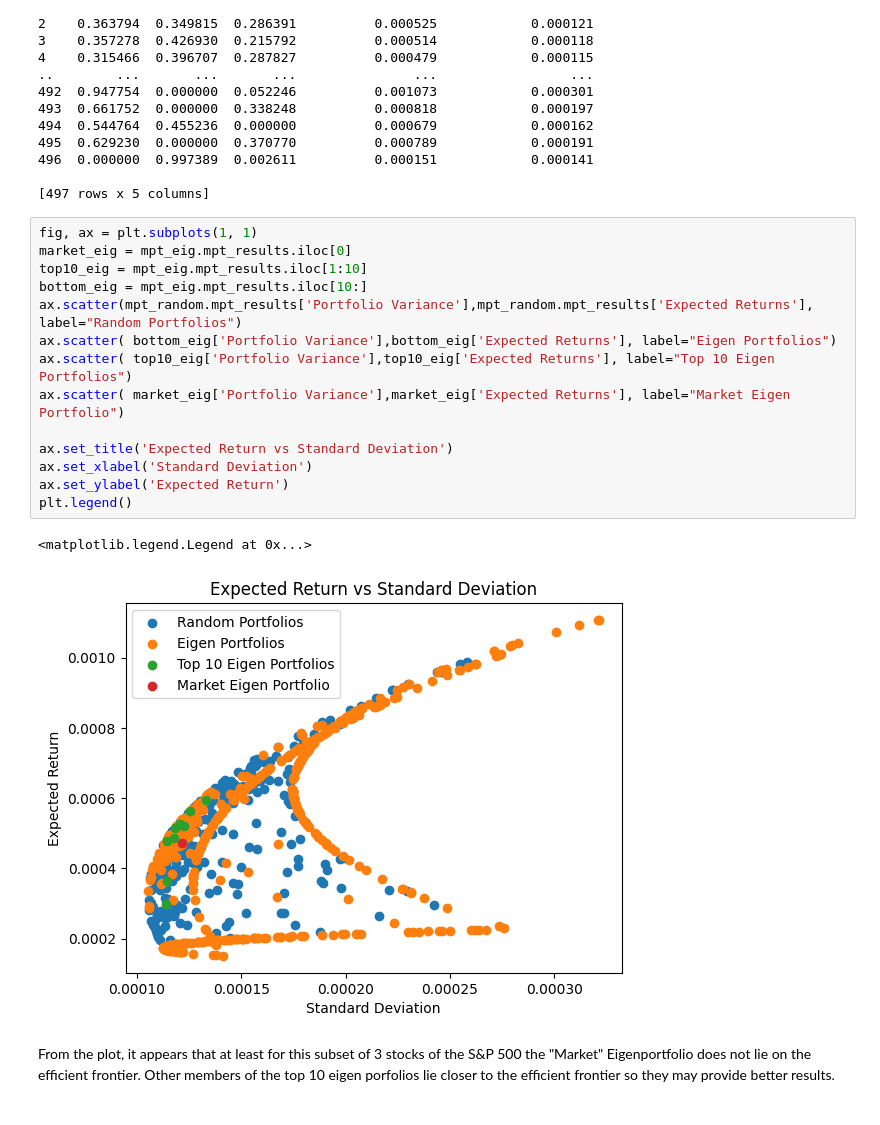
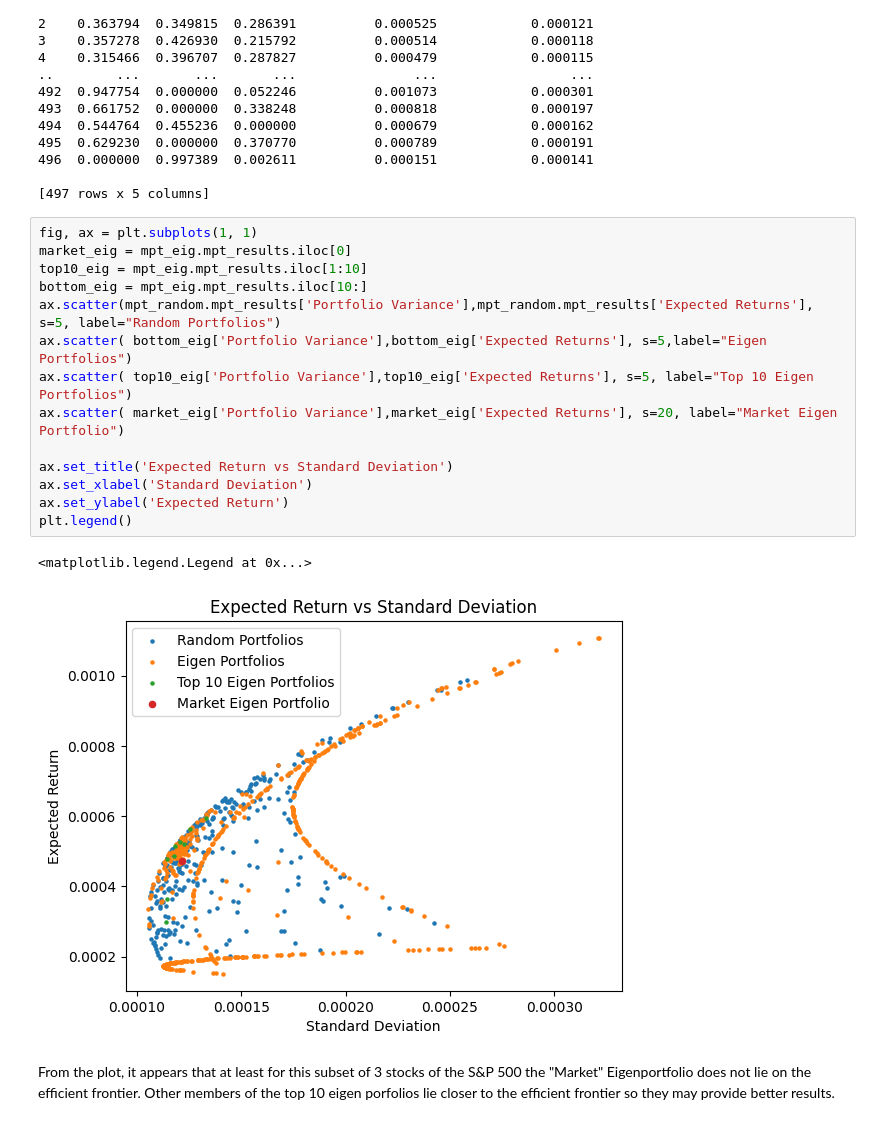
Before and after one commit to andygarcia830/msdspt2025b_dmw_lab2_lt5, a Jupyter notebook: Lab2A-LT5.ipynb, the cells around one changed output. Cells and saved outputs as stored; diff of their text form.

```diff
--- a/Lab2A-LT5.ipynb
+++ b/Lab2A-LT5.ipynb
@@ -454,19 +454,19 @@ print(mpt_eig.mpt_results)
 # %%
 fig, ax = plt.subplots(1, 1)
 market_eig = mpt_eig.mpt_results.iloc[0]
 top10_eig = mpt_eig.mpt_results.iloc[1:10]
 bottom_eig = mpt_eig.mpt_results.iloc[10:]
-ax.scatter(mpt_random.mpt_results['Portfolio Variance'],mpt_random.mpt_results['Expected Returns'], label="Random Portfolios")
-ax.scatter( bottom_eig['Portfolio Variance'],bottom_eig['Expected Returns'], label="Eigen Portfolios")
-ax.scatter( top10_eig['Portfolio Variance'],top10_eig['Expected Returns'], label="Top 10 Eigen Portfolios")
-ax.scatter( market_eig['Portfolio Variance'],market_eig['Expected Returns'], label="Market Eigen Portfolio")
+ax.scatter(mpt_random.mpt_results['Portfolio Variance'],mpt_random.mpt_results['Expected Returns'], s=5, label="Random Portfolios")
+ax.scatter( bottom_eig['Portfolio Variance'],bottom_eig['Expected Returns'], s=5,label="Eigen Portfolios")
+ax.scatter( top10_eig['Portfolio Variance'],top10_eig['Expected Returns'], s=5, label="Top 10 Eigen Portfolios")
+ax.scatter( market_eig['Portfolio Variance'],market_eig['Expected Returns'], s=20, label="Market Eigen Portfolio")
 
 ax.set_title('Expected Return vs Standard Deviation')
 ax.set_xlabel('Standard Deviation')
 ax.set_ylabel('Expected Return')
 plt.legend()
 # %% [output]
 <matplotlib.legend.Legend at 0x...>
-[figure, old version]
+[figure, new version]
 # %% [markdown]
 From the plot, it appears that at least for this subset of 3 stocks of the S&P 500 the "Market" Eigenportfolio does not lie on the efficient frontier. Other members of the top 10 eigen porfolios lie closer to the efficient frontier so they may provide better results.
```
